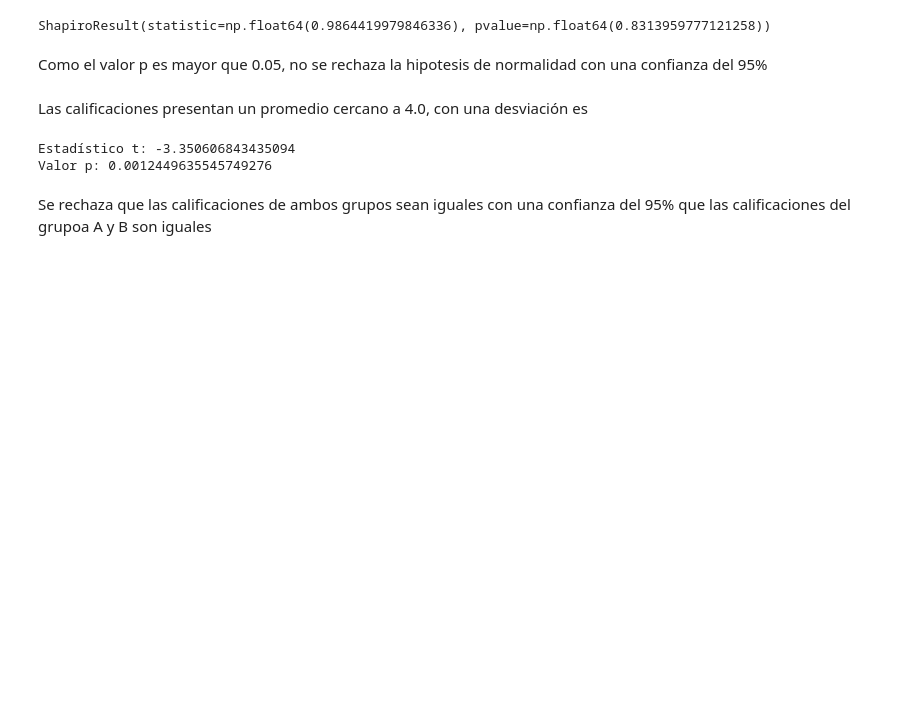
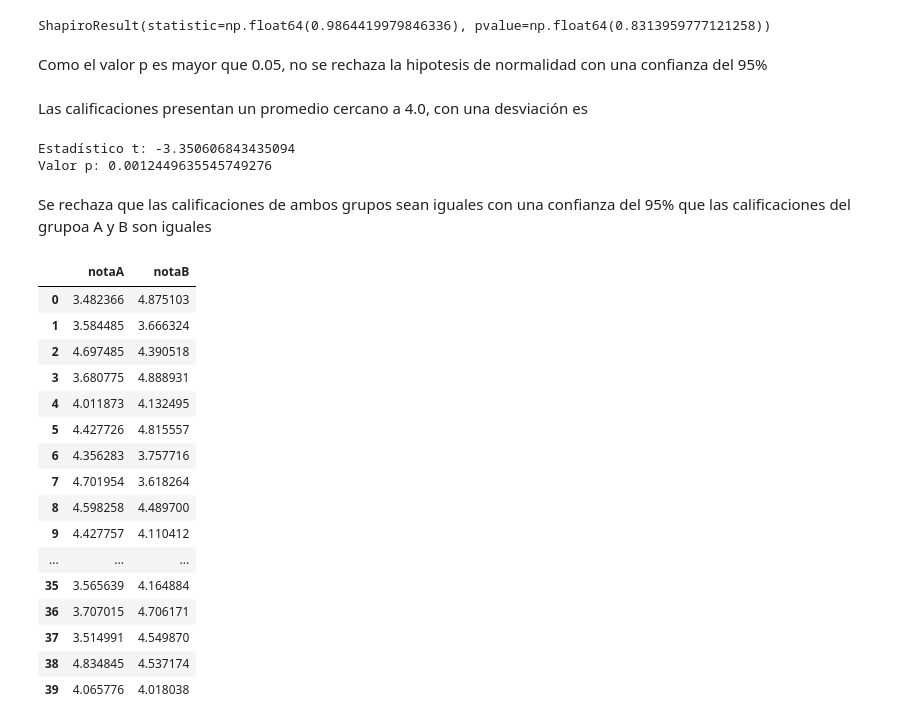
Before and after one commit to santiagovillamizarjaimes-collab/segundocorte, a Jupyter notebook: previo2.ipynb, the cells around one changed output. Saved outputs shown, nothing was run; the diff lists cells and outputs as text; code cells hidden in the pictures; blank space fills up the shorter version.

```diff
--- a/previo2.ipynb
+++ b/previo2.ipynb
@@ -307,3 +326,30 @@ Estadístico t: -3.350606843435094
 Valor p: 0.0012449635545749276
 # %% [markdown]
 Se rechaza que las calificaciones de ambos grupos sean iguales con una confianza del 95% que las calificaciones del grupoa A y B son iguales
+# %%
+A = np.random.normal(loc=4.0, scale= 0.4, size= 40)
+B = np.random.normal(loc=4.3, scale= 0.5, size= 40)
+# %%
+df= pd.DataFrame({
+    "notaA": A,
+    "notaB": B
+})
+df
+# %% [output]
+|  | notaA | notaB |
+| 0 | 3.482366 | 4.875103 |
+| 1 | 3.584485 | 3.666324 |
+| 2 | 4.697485 | 4.390518 |
+| 3 | 3.680775 | 4.888931 |
+| 4 | 4.011873 | 4.132495 |
+| 5 | 4.427726 | 4.815557 |
+| 6 | 4.356283 | 3.757716 |
+| 7 | 4.701954 | 3.618264 |
+| 8 | 4.598258 | 4.489700 |
+| 9 | 4.427757 | 4.110412 |
+| ... | ... | ... |
+| 35 | 3.565639 | 4.164884 |
+| 36 | 3.707015 | 4.706171 |
+| 37 | 3.514991 | 4.549870 |
+| 38 | 4.834845 | 4.537174 |
+| 39 | 4.065776 | 4.018038 |
```
Also changed, not shown: parts of 13 cells of this notebook.
